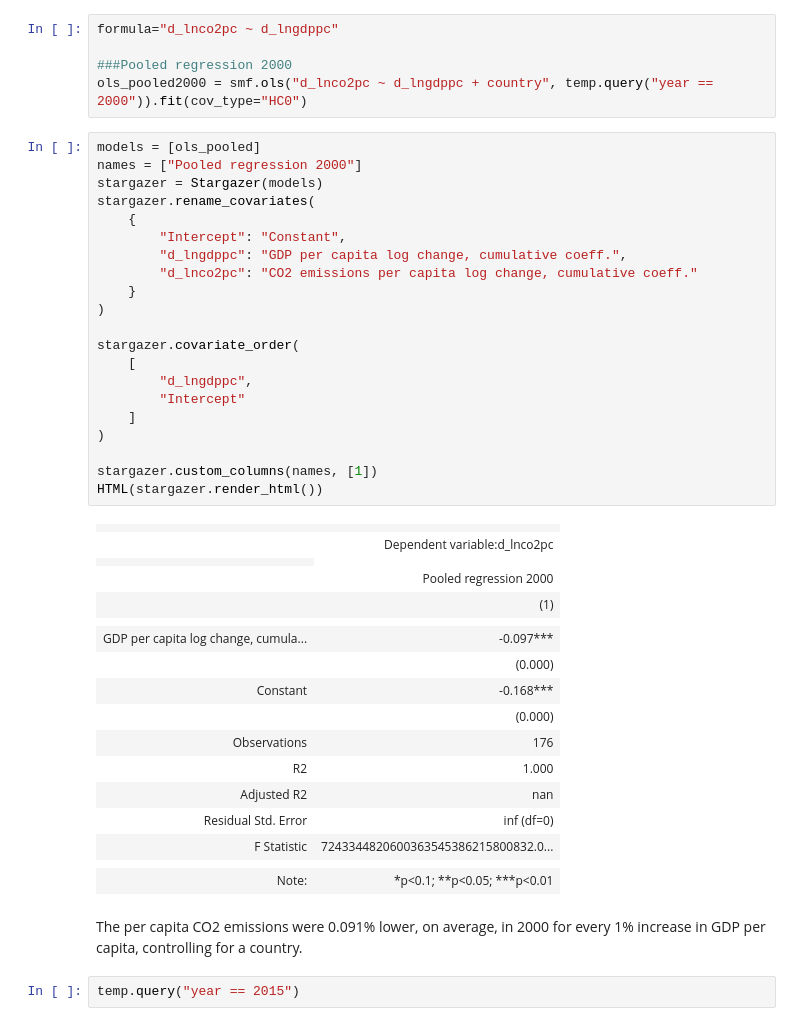
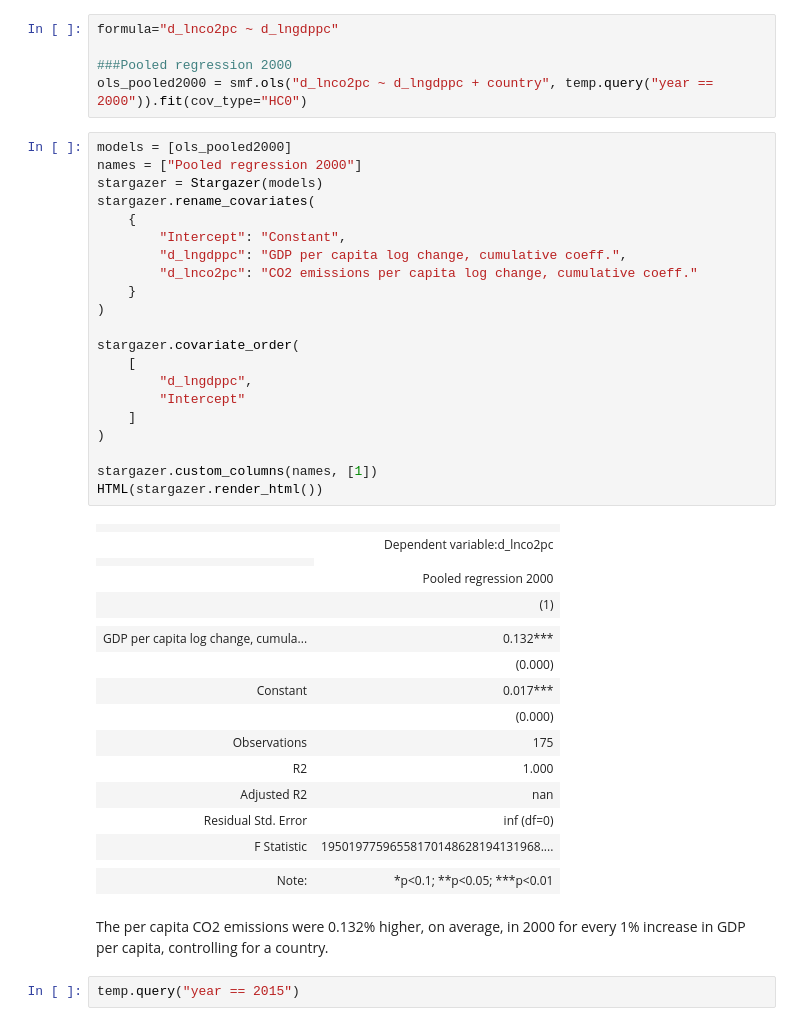
Before and after one commit to Swdenis/CO2emissions-GDP, a Jupyter notebook: code_2.ipynb, the cells around one changed output. Drawn from its saved outputs; the diff is of its cells as text.

```diff
--- a/code_2.ipynb
+++ b/code_2.ipynb
@@ -263,46 +265,46 @@ formula="d_lnco2pc ~ d_lngdppc"
 ###Pooled regression 2000
 ols_pooled2000 = smf.ols("d_lnco2pc ~ d_lngdppc + country", temp.query("year == 2000")).fit(cov_type="HC0")
 # %%
-models = [ols_pooled]
+models = [ols_pooled2000]
 names = ["Pooled regression 2000"]
 stargazer = Stargazer(models)
 stargazer.rename_covariates(
     {
         "Intercept": "Constant",
         "d_lngdppc": "GDP per capita log change, cumulative coeff.",
         "d_lnco2pc": "CO2 emissions per capita log change, cumulative coeff."
     }
 )
 
 stargazer.covariate_order(
     [
         "d_lngdppc",
         "Intercept"
     ]
 )
 
 stargazer.custom_columns(names, [1])
 HTML(stargazer.render_html())
 # %% [output]
 |  |  |
 |  | Dependent variable:d_lnco2pc |
 |  |
 |  | Pooled regression 2000 |
 |  | (1) |
 |  |  |
-| GDP per capita log change, cumula... | -0.097*** |
+| GDP per capita log change, cumula... | 0.132*** |
 |  | (0.000) |
-| Constant | -0.168*** |
+| Constant | 0.017*** |
 |  | (0.000) |  |  |
-| Observations | 176 |
+| Observations | 175 |
 | R2 | 1.000 |
 | Adjusted R2 | nan |
 | Residual Std. Error | inf (df=0) |
-| F Statistic | 7243344820600363545386215800832.0... |
+| F Statistic | 19501977596558170148628194131968.... |
 |  |  |
 | Note: | *p<0.1; **p<0.05; ***p<0.01 |
 # %% [markdown]
-The per capita CO2 emissions were 0.091% lower, on average, in 2000 for every 1% increase in GDP per capita, controlling for a country.
+The per capita CO2 emissions were 0.132% higher, on average, in 2000 for every 1% increase in GDP per capita, controlling for a country.
 # %%
 temp.query("year == 2015")
 # %% [output]
```
Also changed, not shown: parts of 16 cells of this notebook.
